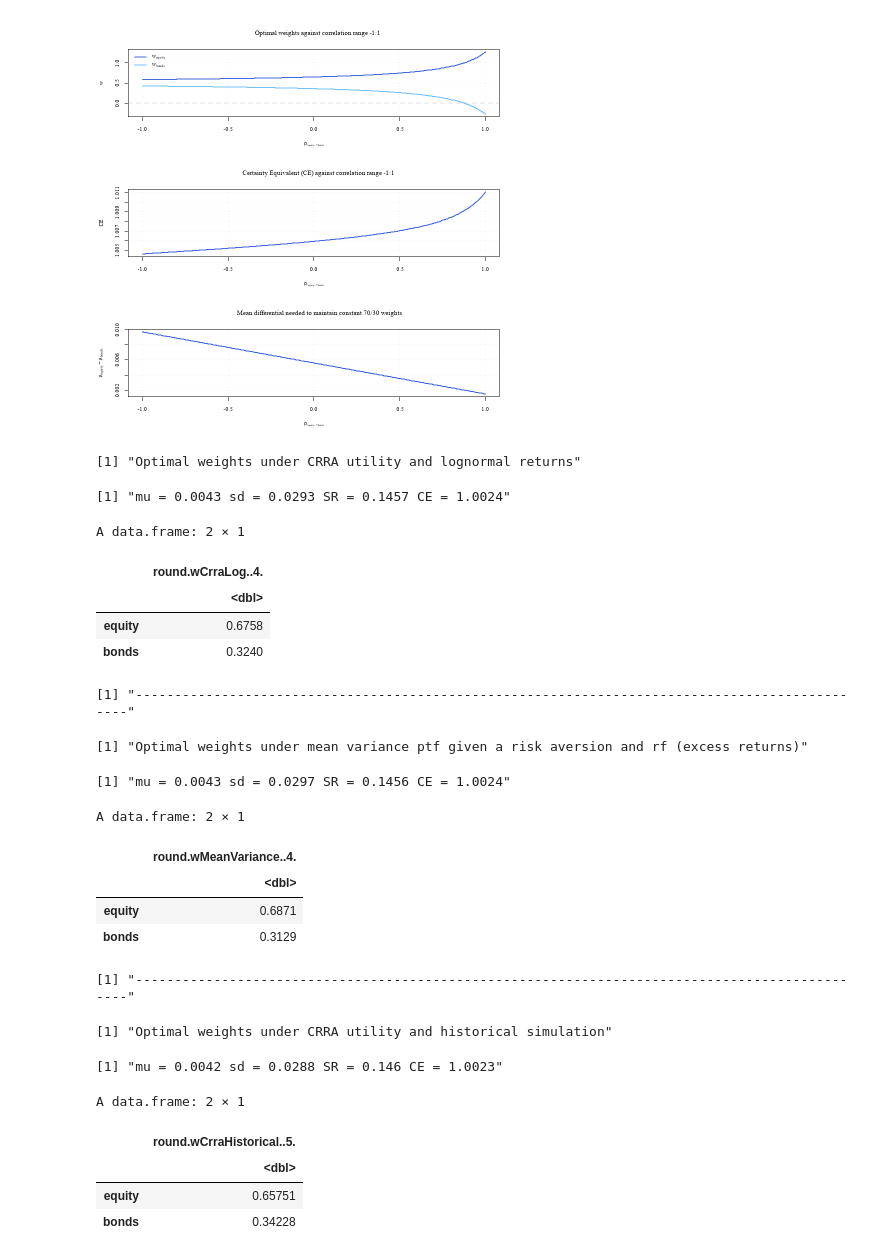
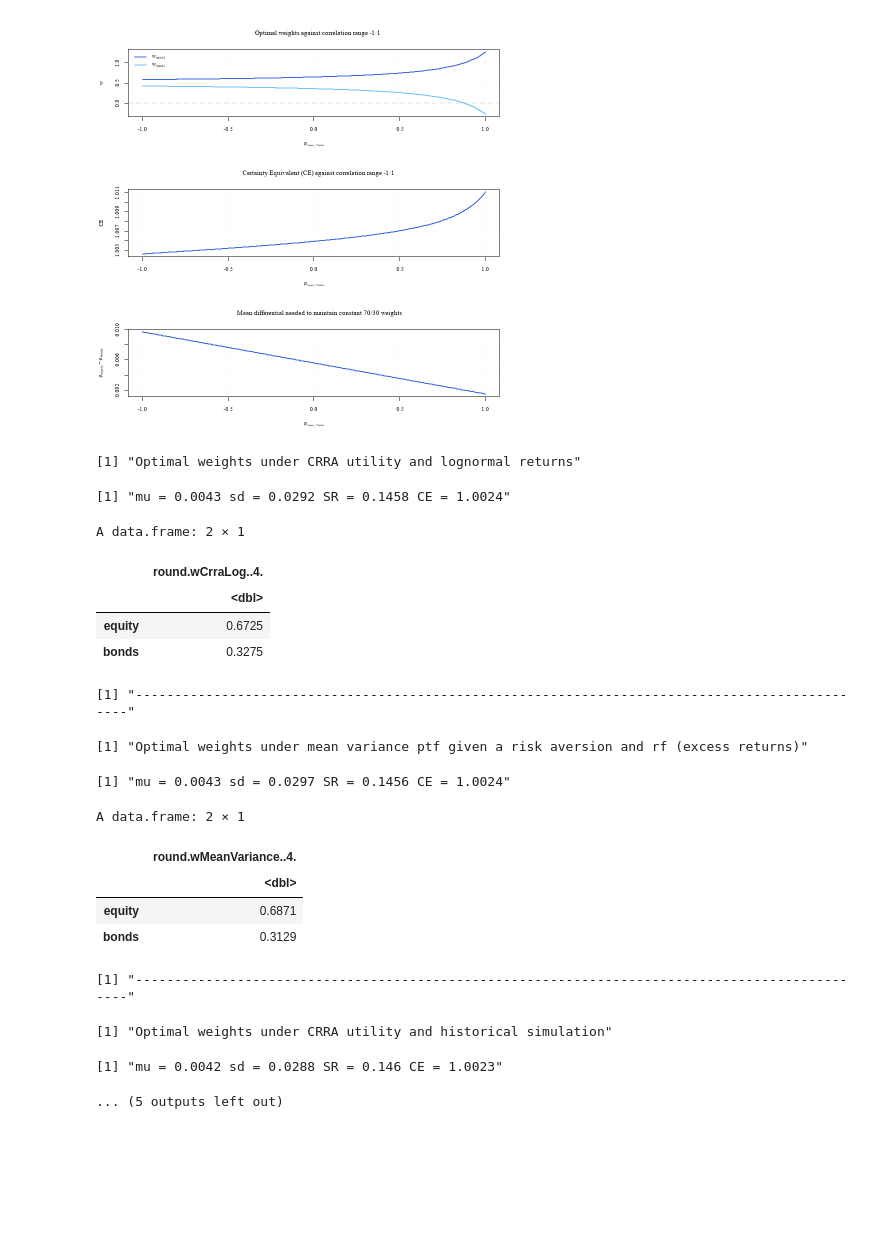
Before and after one commit to S2310053/GRA6560, a Jupyter notebook: main_code.ipynb, the cells around one changed output. Saved outputs shown, nothing was run; the diff lists cells and outputs as text; code cells hidden in the pictures; blank space fills up the shorter version.

```diff
--- a/main_code.ipynb
+++ b/main_code.ipynb
@@ -122,11 +122,9 @@ paste("-------------------------------------------------------------------------
 # Two fund separation theorem
 # gamma = (mu1 - m2) / (w1*(var1 + var2 + 2*cov(1,2)) - (var2 - cov(1,2)))
 weightEquity <- 0.70
-#gamma        <- ((muRealEquity - muRealBonds) /
-#                (weightEquity * (varRealEquity + varRealBonds + 2*covarEquityBonds) -
-#                (varRealBonds - covarEquityBonds))
-#                )
-gamma <- 4.44060687
+gamma <- (muRealEquity - muRealBonds) /
+         (weightEquity*(varRealEquity + varRealBonds - 2*covarEquityBonds)
+          - (varRealBonds - covarEquityBonds))
 paste("The infered relative risk aversion of the fund (gamma) is", round(gamma, 4))
 paste("-----------------------------------------------------------------------------------------------")
 
@@ -413,7 +415,7 @@ par(mfrow = c(1,1))
 ##
 
 # Compute optimal weights under CRRA utility and lognormal returns
-dataX              <- data.frame(rExcessEquity, rExcessBonds)
+dataX              <- data.frame(equity = rExcessEquity, bonds = rExcessBonds)
 gamma              <- gamma
 mu                 <- colMeans(dataX)
 sigma              <- cov(dataX)
@@ -423,7 +425,7 @@ sdCrraLog          <- sqrt(as.numeric(wCrraLog %*% sigma %*% wCrraLog))
 sharpeRatioCrraLog <- (wCrraLog %*% mu) / (sqrt(wCrraLog %*% sigma %*% wCrraLog))
 ptsGaussHermite    <- gauss.hermite(20)
 pGaussHermite      <- ptsGaussHermite[, 2]
-rExcessPortfolio   <- as.numeric(muCrraLog + sdCrraLog * ptsGaussHermite[, 1])
+rExcessPortfolio   <- muCrraLog + sdCrraLog * ptsGaussHermite[, 1]
 rPortfolio         <- 1 + rExcessPortfolio
 ceCrraLog          <- (sum(pGaussHermite*rPortfolio^(1-gamma)))^(1/(1-gamma))
 
@@ -438,39 +440,48 @@ gamma                   <- gamma
 mu                      <- colMeans(dataX)
 sigma                   <- cov(dataX)
 wMeanVariance           <- uncMeanVar_ra(mu, sigma, gamma)
-muMeanVariance          <- wMeanVariance %*% mu
+muMeanVariance          <- as.numeric(wMeanVariance %*% mu)
+sdMeanVariance          <- sqrt(as.numeric(wMeanVariance %*% sigma %*% wMeanVariance))
 sdMeanVariance          <- sqrt(wMeanVariance %*% sigma %*% wMeanVariance)
 sharpeRatioMeanVariance <- (wMeanVariance %*% mu) / (sqrt(wMeanVariance %*% sigma %*% wMeanVariance))
 ceMeanVariance          <- 1 + muMeanVariance - 0.5*gamma*sdMeanVariance^2
 
 paste("Optimal weights under mean variance ptf given a risk aversion and rf (excess returns)")
 paste("mu =", round(muMeanVariance, 4), "sd =", round(sdMeanVariance, 4), "SR =", round(sharpeRatioMeanVariance, 4), "CE =", round(ceMeanVariance, 4))
 data.frame(round(wMeanVariance, 4), row.names = c("equity", "bonds"))
 paste("-----------------------------------------------------------------------------------------------")
 
 # Add historical portfolio excess retuns
 dataX                     <- dataX
 gamma                     <- gamma
 mu                        <- colMeans(dataX)
 sigma                     <- cov(dataX)
 wCrraHistorical           <- portCRRA(data = dataX, model = "hist", gamma = gamma)
 muCrraHistorical          <- as.numeric(wCrraHistorical %*% mu)
 sdCrraHistorical          <- sqrt(as.numeric(wCrraHistorical %*% sigma %*% wCrraHistorical))
 sharpeRatioCrraHistorical <- (wCrraHistorical %*% mu) / (sqrt(wCrraHistorical %*% sigma %*% wCrraHistorical))
 rExcessPortfolio          <- as.numeric(as.matrix(dataX) %*% wCrraHistorical)
 ceCrraHistorical          <- (mean((1+rExcessPortfolio)^(1-gamma)))^(1/(1-gamma))
 
 paste("Optimal weights under CRRA utility and historical simulation")
 paste("mu =", round(muCrraHistorical, 4), "sd =", round(sdCrraHistorical, 4), "SR =", round(sharpeRatioCrraHistorical, 4), "CE =", round(ceCrraHistorical, 4))
 data.frame(round(wCrraHistorical, 5), row.names = c("equity", "bonds"))
+
+# Compare strategies
+t <- data.frame(rbind(wCrraLog, wMeanVariance, wCrraHistorical), mean = c(muCrraLog, muMeanVariance, muCrraHistorical),
+               sd = c(sdCrraLog, sdMeanVariance, sdCrraHistorical), SR = c(sharpeRatioCrraLog, sharpeRatioMeanVariance, sharpeRatioCrraHistorical),
+               ce = c(ceCrraLog, ceMeanVariance, ceCrraHistorical)
+               )
+paste("Comparison between strategies")
+round(t, 4)
 # %% [output]
 [1] "Optimal weights under CRRA utility and lognormal returns"
-[1] "mu = 0.0043 sd = 0.0293 SR = 0.1457 CE = 1.0024"
+[1] "mu = 0.0043 sd = 0.0292 SR = 0.1458 CE = 1.0024"
 A data.frame: 2 × 1
 |  | round.wCrraLog..4. |
 |  | <dbl> |
-| equity | 0.6758 |
-| bonds | 0.3240 |
+| equity | 0.6725 |
+| bonds | 0.3275 |
 [1] "-----------------------------------------------------------------------------------------------"
 [1] "Optimal weights under mean variance ptf given a risk aversion and rf (excess returns)"
 [1] "mu = 0.0043 sd = 0.0297 SR = 0.1456 CE = 1.0024"
@@ -482,11 +493,7 @@ A data.frame: 2 × 1
 [1] "-----------------------------------------------------------------------------------------------"
 [1] "Optimal weights under CRRA utility and historical simulation"
 [1] "mu = 0.0042 sd = 0.0288 SR = 0.146 CE = 1.0023"
-A data.frame: 2 × 1
+... (5 outputs left out)
-|  | round.wCrraHistorical..5. |
-|  | <dbl> |
-| equity | 0.65751 |
-| bonds | 0.34228 |
 # %%
 ##
 #  2.5 Mean variance analysis incorporating more than two asset classes
```
Also changed, not shown: parts of 5 cells of this notebook.
